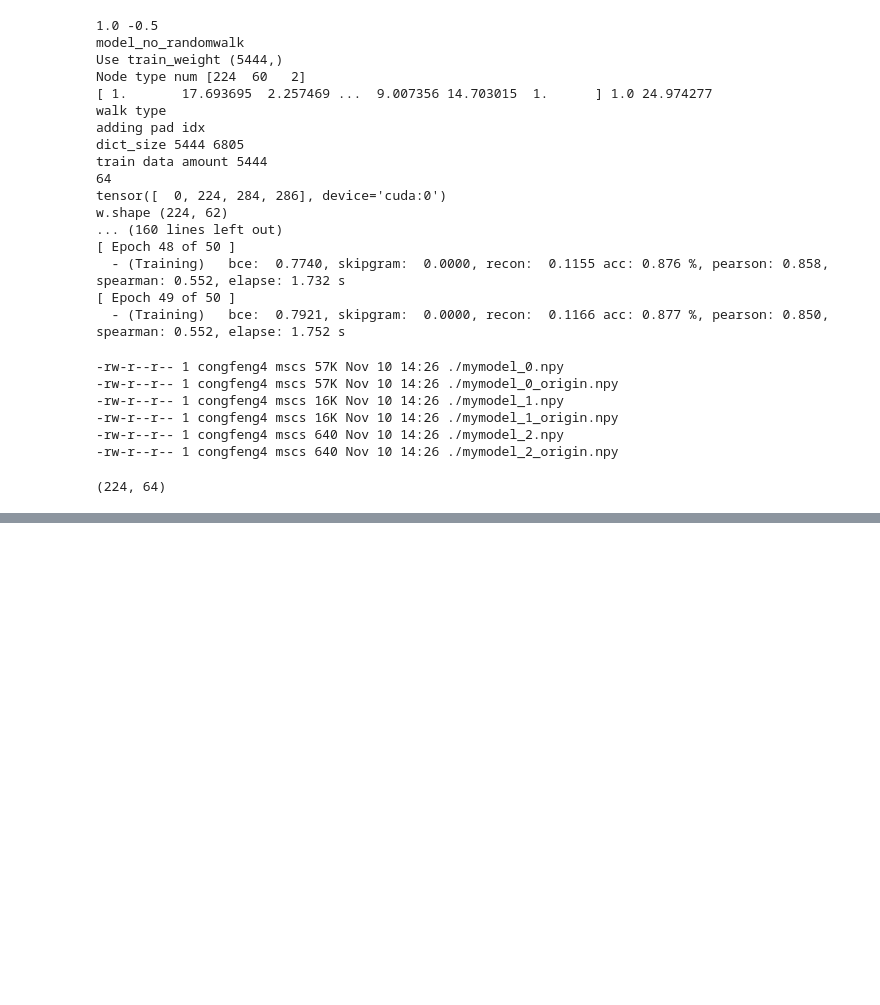
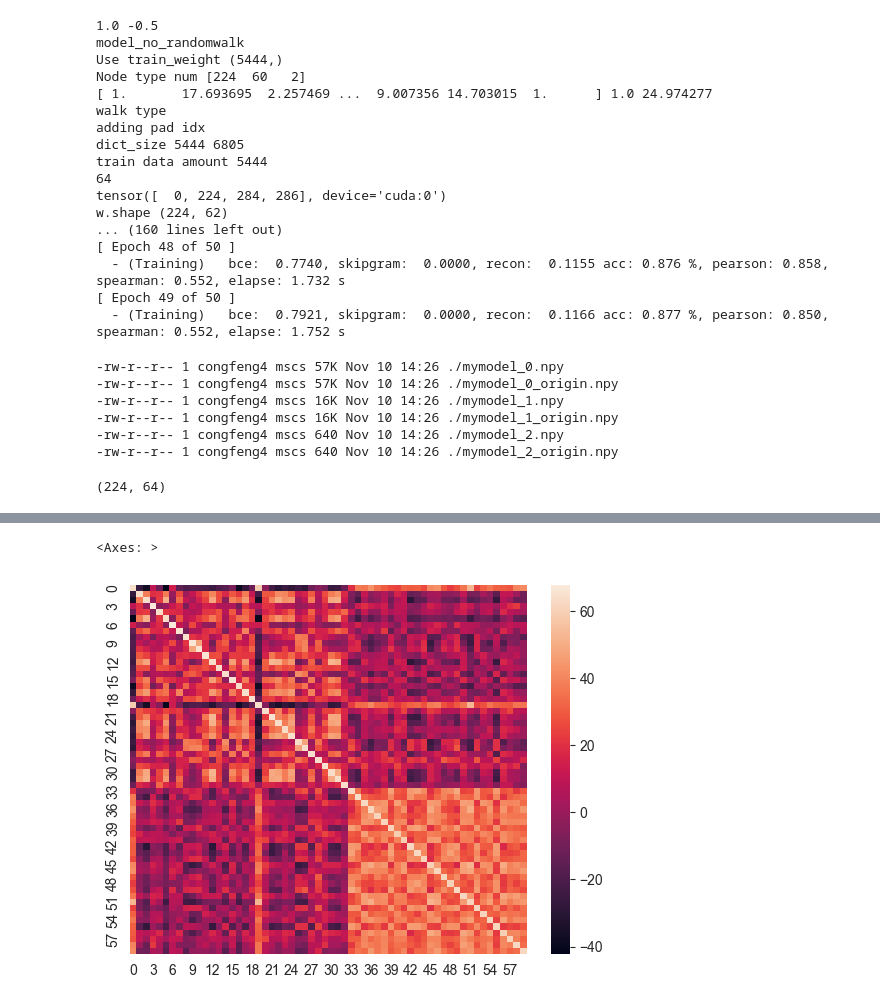
Before and after one commit to congfeng4/SCOIT, a Jupyter notebook: hgnn_sc_GEM.ipynb, the cells around one changed output, grey strips where cells are left out. Saved outputs shown, nothing was run; the diff lists cells and outputs as text; code cells hidden in the pictures; blank space fills up the shorter version.

```diff
--- a/hgnn_sc_GEM.ipynb
+++ b/hgnn_sc_GEM.ipynb
@@ -184,3 +148,8 @@ Error:
 !mkdir -p ./embeddings/hgnn/sc_GEM
 # %%
 !mv ./*.npy ./embeddings/hgnn/sc_GEM
+# %%
+sns.heatmap(gene_embeddings @ gene_embeddings.T)
+# %% [output]
+<Axes: >
+[figure, added]
```
Also changed, not shown: parts of 27 cells of this notebook.
